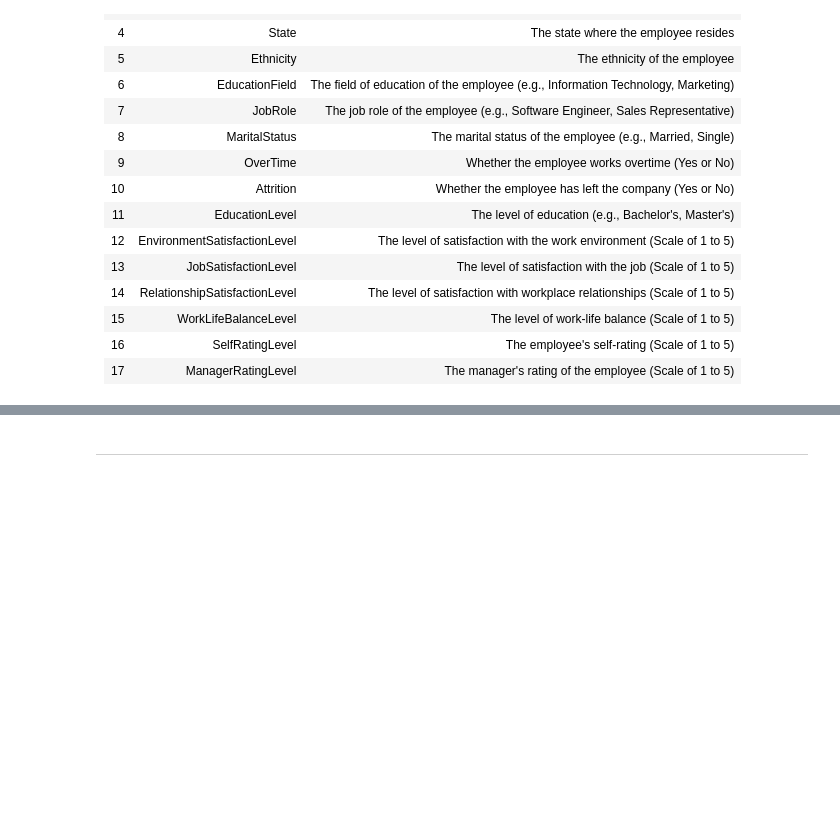
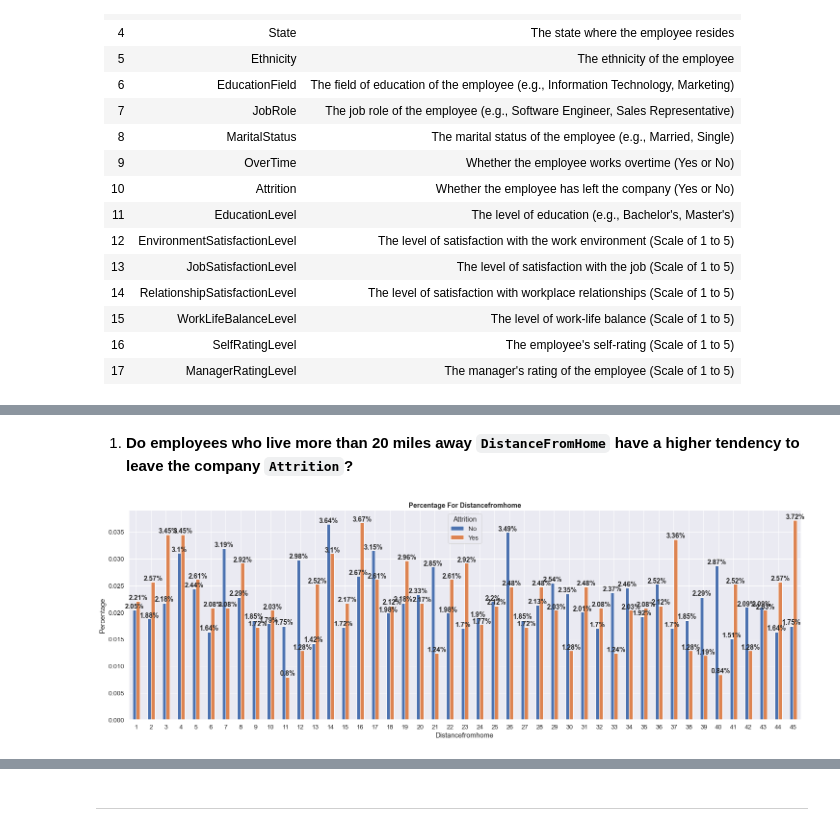
Before and after one commit to 1145267383/HR_Project, a Jupyter notebook: 02-DEA_Questions/01-Python_DEA.ipynb, the cells around one changed output, grey strips where cells are left out. Cells and saved outputs as stored; diff of their text form; code cells hidden in the pictures; blank space fills up the shorter version.

```diff
--- a/02-DEA_Questions/01-Python_DEA.ipynb
+++ b/02-DEA_Questions/01-Python_DEA.ipynb
@@ -286,0 +368,8 @@ ____________________________
+# %% [markdown]
+1. **Do employees who live more than 20 miles away `DistanceFromHome` have a higher tendency to leave the company `Attrition`?**
+# %%
+#left_more_than_20_miles = df_employees[df_employees["DistanceFromHome"] > 20]
+plt.subplots(figsize=[25,8])
+myBarPercent(df_employees, 'DistanceFromHome', 'Attrition', 1, 1, 1)
+# %% [output]
+[figure, added]
```
Also changed, not shown: parts of 36 cells of this notebook.
